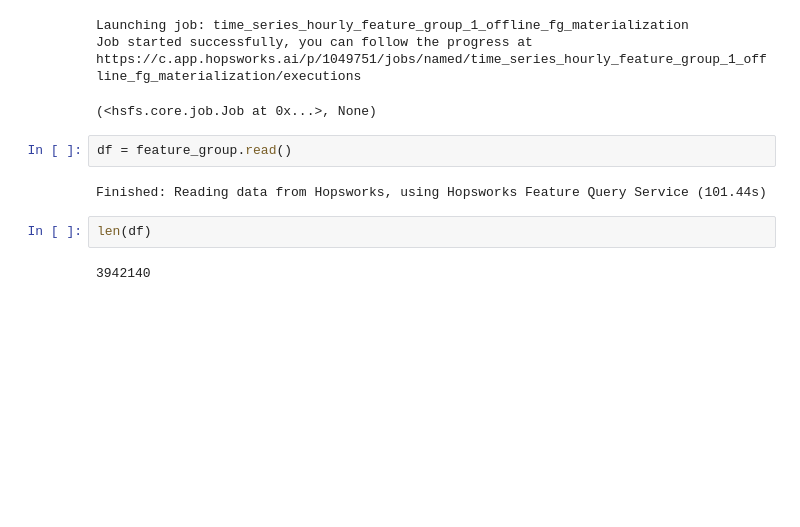
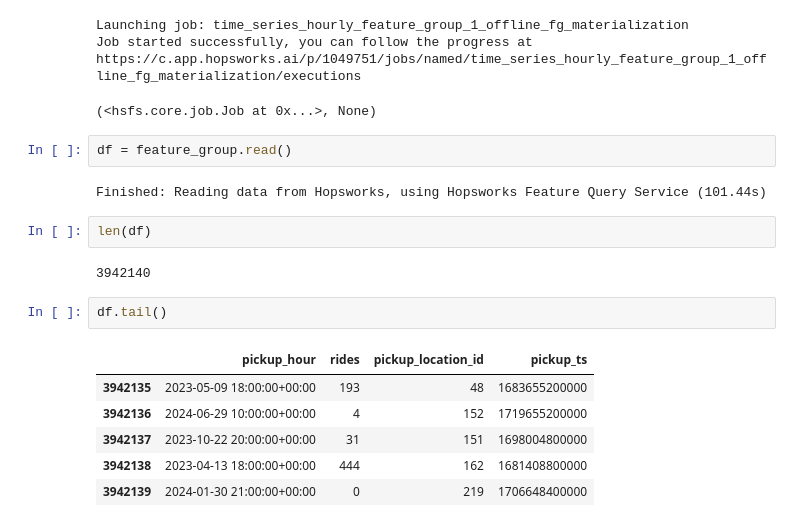
Before and after one commit to ryslipe/taxi_demand_predictor, a Jupyter notebook: notebooks/11_backfill_feature_store.ipynb, the cells around one changed output. Drawn from its saved outputs; the diff is of its cells as text; blank space fills up the shorter version.

```diff
--- a/notebooks/11_backfill_feature_store.ipynb
+++ b/notebooks/11_backfill_feature_store.ipynb
@@ -360,3 +360,12 @@ Finished: Reading data from Hopsworks, using Hopsworks Feature Query Service (10
 len(df)
 # %% [output]
 3942140
+# %%
+df.tail()
+# %% [output]
+|  | pickup_hour | rides | pickup_location_id | pickup_ts |
+| 3942135 | 2023-05-09 18:00:00+00:00 | 193 | 48 | 1683655200000 |
+| 3942136 | 2024-06-29 10:00:00+00:00 | 4 | 152 | 1719655200000 |
+| 3942137 | 2023-10-22 20:00:00+00:00 | 31 | 151 | 1698004800000 |
+| 3942138 | 2023-04-13 18:00:00+00:00 | 444 | 162 | 1681408800000 |
+| 3942139 | 2024-01-30 21:00:00+00:00 | 0 | 219 | 1706648400000 |
```
